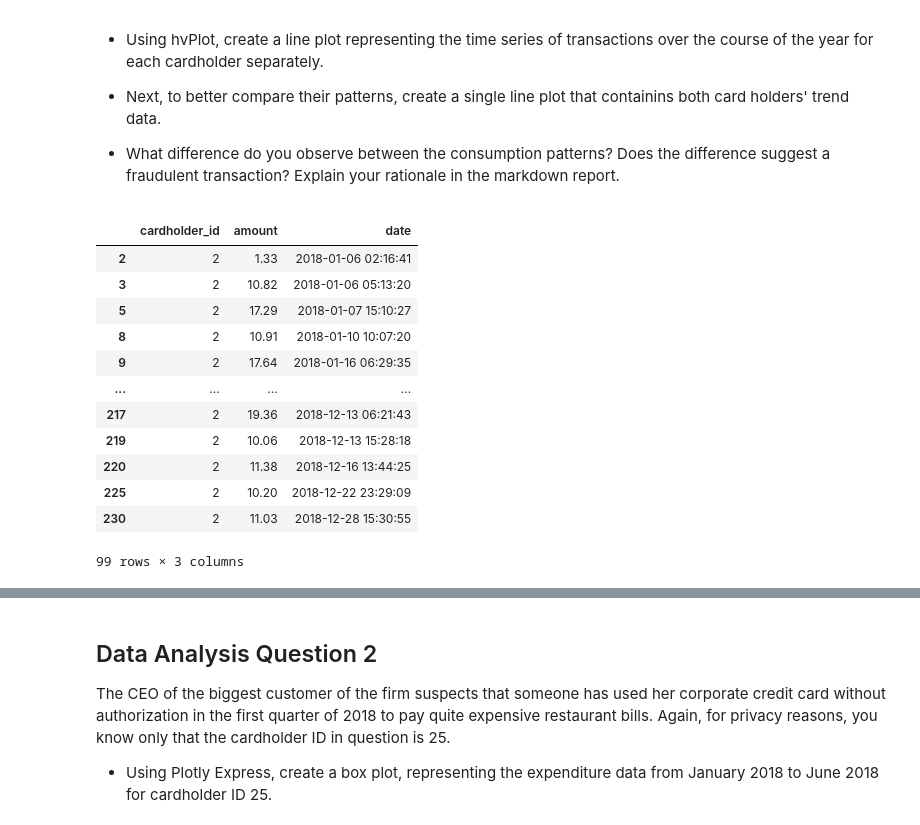
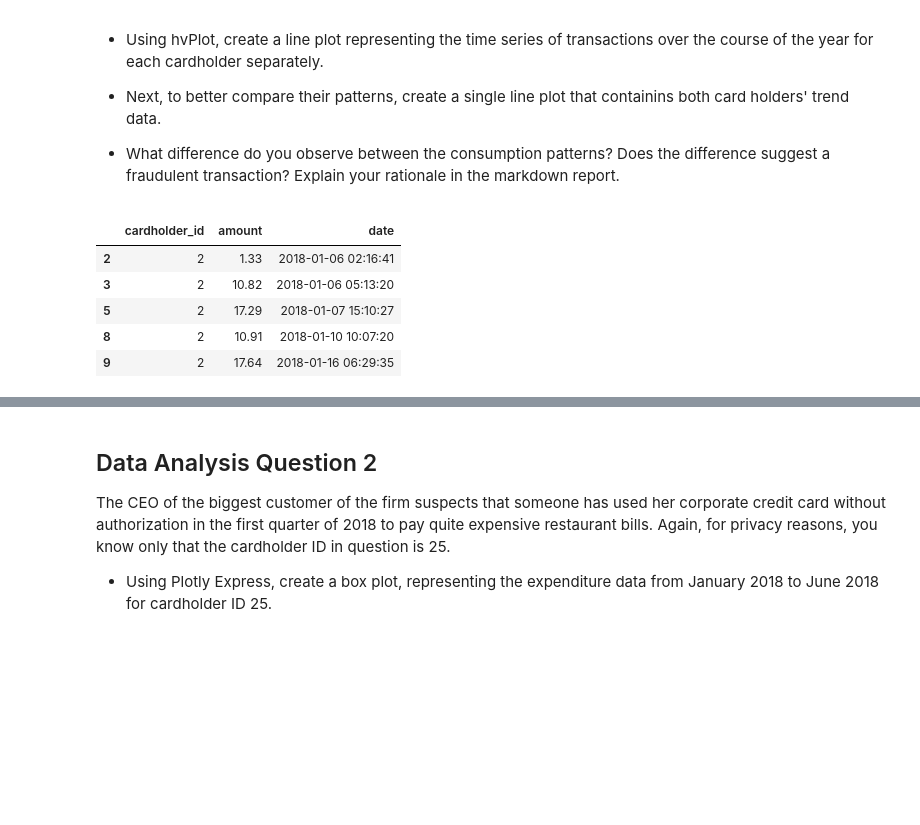
Before and after one commit to MrSquiggles13/upenn-python-homework, a Jupyter notebook: SuspiciousTransactions/Python/visual_data_analysis.ipynb, the cells around one changed output, grey strips where cells are left out. Cells and saved outputs as stored; diff of their text form; code cells hidden in the pictures; blank space fills up the shorter version.

```diff
--- a/SuspiciousTransactions/Python/visual_data_analysis.ipynb
+++ b/SuspiciousTransactions/Python/visual_data_analysis.ipynb
@@ -44,20 +46,13 @@ query = """
 # Create a DataFrame from the query result. HINT: Use pd.read_sql(query, engine)
 card_holders_2and18 = pd.read_sql(query, engine)
 # %%
-card_holders_2and18[card_holders_2and18['cardholder_id'] == 2]
+card_holders_2and18[card_holders_2and18['cardholder_id'] == 2].head()
 # %% [output]
 |  | cardholder_id | amount | date |
 | 2 | 2 | 1.33 | 2018-01-06 02:16:41 |
 | 3 | 2 | 10.82 | 2018-01-06 05:13:20 |
 | 5 | 2 | 17.29 | 2018-01-07 15:10:27 |
 | 8 | 2 | 10.91 | 2018-01-10 10:07:20 |
 | 9 | 2 | 17.64 | 2018-01-16 06:29:35 |
-| ... | ... | ... | ... |
-| 217 | 2 | 19.36 | 2018-12-13 06:21:43 |
-| 219 | 2 | 10.06 | 2018-12-13 15:28:18 |
-| 220 | 2 | 11.38 | 2018-12-16 13:44:25 |
-| 225 | 2 | 10.20 | 2018-12-22 23:29:09 |
-| 230 | 2 | 11.03 | 2018-12-28 15:30:55 |
-99 rows × 3 columns
 # %%
 # Plot for cardholder 2
```
Also changed, not shown: parts of 9 cells of this notebook, 5 other files.
